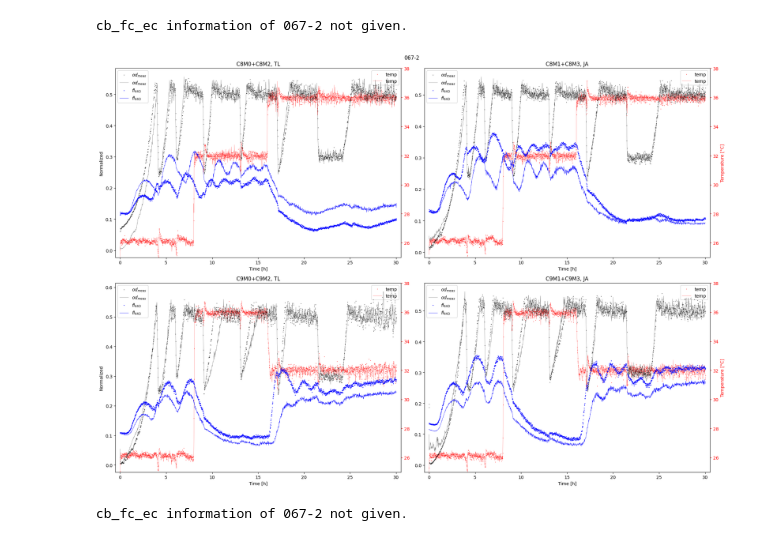
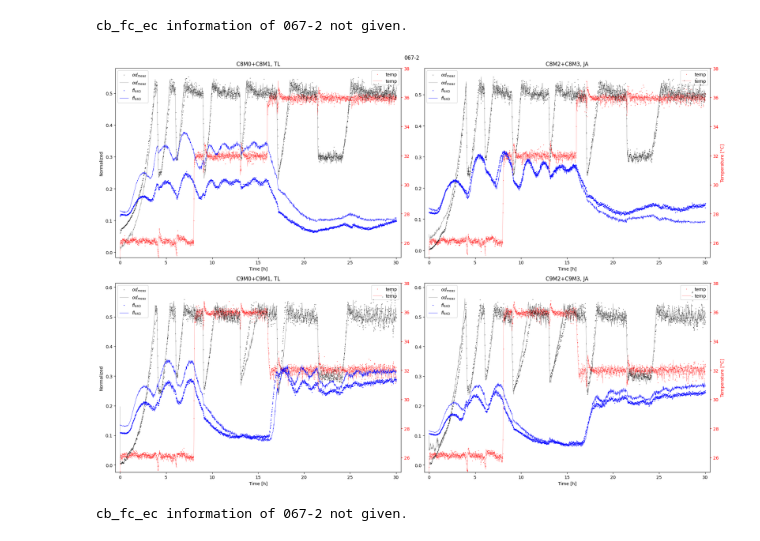
Before and after one commit to Janmorlock/PopEst, a Jupyter notebook: ScrapScript.ipynb, the cells around one changed output. Cells and saved outputs as stored; diff of their text form; code cells hidden in the pictures.

```diff
--- a/ScrapScript.ipynb
+++ b/ScrapScript.ipynb
@@ -44,7 +44,7 @@ parameters = Params().default
 
 # ANALYSIS
 cbParam.n_reactors = 4
-cbParam.titles = ['C8M0+C8M2, TL', 'C8M1+C8M3, JA', '', '', 'C9M0+C9M2, TL' ,'C9M1+C9M3, JA']
+cbParam.titles = ['C8M0+C8M1, TL', '', 'C8M2+C8M3, JA', '', 'C9M0+C9M1, TL' , '','C9M2+C9M3, JA']
 b1_max = max(max(cbData.b1[j]) for j in range(cbParam.n_reactors))
 e1_max = max(max(cbData.b1[j]*cbData.fl[j]) for j in range(cbParam.n_reactors))
 n_rows = math.ceil(cbParam.n_reactors/2)
@@ -61,8 +61,7 @@ for j in range(cbParam.n_reactors):
     r = j//2
     c = j%2
     # j = 1
-    if j > 1:
-        j += 2
+    j *= 2
 
     axr = ax[r][c].twinx()
     ax[r][c].set_zorder(2)
@@ -72,45 +71,45 @@ for j in range(cbParam.n_reactors):
     p2_tot = np.add.accumulate(cbData.p2[j])
 
     axr.plot(cbData.time_h[j],cbData.temp[j],'.r',markersize = 1.5, alpha=0.5, label = 'temp')
-    axr.plot(cbData.time_h[j+2],cbData.temp[j+2],'r',lw=0.5, alpha=0.5, label = 'temp')
+    axr.plot(cbData.time_h[j+1],cbData.temp[j+1],'r',lw=0.5, alpha=0.5, label = 'temp')
     # axr.plot(cbData.time_h[j],cbData.temp_sp[j],'r',lw=0.5, alpha=1, label = 'temp_sp')
     # axr.plot(cbData.time_h[j],cbData.temp_ext[j],'b',lw=0.5, alpha=1, label = 'temp_ext')
-    axr.plot(cbData.time_h[j],cbData.temp_int[j],'m',lw=0.5, alpha=1, label = 'temp_int')
+    # axr.plot(cbData.time_h[j],cbData.temp_int[j],'m',lw=0.5, alpha=1, label = 'temp_int')
     # ax[r][c].plot(cbData.time_h[j],cbData.hr[j]*100,'k',lw=0.5, alpha=0.5, label = '$hr_{meas}*100$')
     ax[r][c].plot(cbData.time_h[j],cbData.od[j],'.k', markersize = 1.5, alpha=0.5, label = '$od_{meas}$')
-    ax[r][c].plot(cbData.time_h[j+2],cbData.od[j+2],'k', lw=0.5, alpha=0.5, label = '$od_{meas}$')
+    ax[r][c].plot(cbData.time_h[j+1],cbData.od[j+1],'k', lw=0.5, alpha=0.5, label = '$od_{meas}$')
     # ax[r][c].plot(cbData.time_h[j],cbData.fl[j]*cbData.b1[j]/e1_max,'.g',markersize = 1.5, label = '$e1_{meas,norm}$')
     # ax[r][c].plot(cbData.time_h[j],cbData.fl2[j]*cbData.b1[j]/e1_max,'.g',alpha = 0.5, markersize = 1.5, label = '$e2_{meas,norm}$')
     ax[r][c].plot(cbData.time_h[j],cbData.fl[j],'.', color = '#0000ff',markersize = 1.5, alpha = 1, label = '$fl_{440}$')
     # ax[r][c].plot(cbData.time_h[j],cbData.fl2[j],'.', color = '#00a9ff',markersize = 1.5, alpha = 1, label = '$fl_{470}$')
     # ax[r][c].plot(cbData.time_h[j],p1_tot/p1_tot[-1],'.m',markersize = 1.5, alpha = 0.5, label = '$p1$')
     # ax[r][c].plot(cbData.time_h[j],p2_tot/p2_tot[-1],'.g',markersize = 1.5, alpha = 0.5, label = '$p2$')
-    ax[r][c].plot(cbData.time_h[j+2],cbData.fl[j+2], color = '#0000ff',lw = 0.5, alpha = 1, label = '$fl_{440}$')
+    ax[r][c].plot(cbData.time_h[j+1],cbData.fl[j+1], color = '#0000ff',lw = 0.5, alpha = 1, label = '$fl_{440}$')
 
-    ax[r][c].legend(loc="upper left")
+    ax[r][c].legend(loc="upper left",)
     axr.legend(loc="upper right")
     # axr.legend(loc="upper right")
-    if (j%2 == 0):
+    if (c == 0):
         ax[r][c].set_ylabel("Normalized")
     else:
         axr.set_ylabel('Temperature [°C]', color='r')
         ax[r][c].tick_params(axis='y', labelleft=True)
     axr.tick_params(axis='y', color='r', labelcolor='r')
     ax[r][c].set_xlabel("Time [h]")
     ax[r][c].set_xlim([cbData.time_h[j][0]-0.5,cbData.time_h[j][-1]+0.5])
     # ax[r][c].set_ylim([-5,105])
     axr.set_ylim([25,38])
     ax[r][c].set_title(cbParam.titles[j])
 # TODO: Set titles
 fig.suptitle(data_name)
 fig.tight_layout()
 results_dir = "Images/{}".format(data_name)
 if not os.path.isdir(results_dir):
     os.makedirs(results_dir)
-fig.savefig(results_dir+"/analysis_fl_comp.png")
+fig.savefig(results_dir+"/analysis_fl_comp.png",transparent=True)
 # %% [output]
 cb_fc_ec information of 067-2 not given.
-[figure, old version]
+[figure, new version]
 # %%
 import numpy as np
 import math
```
Also changed, not shown: 6 other files.
